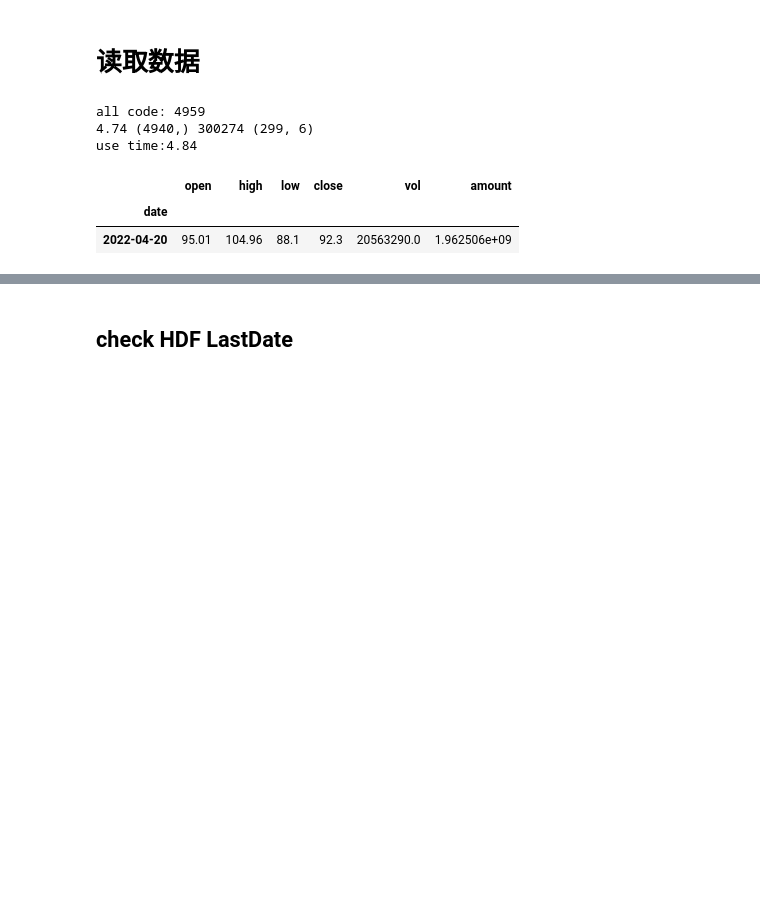
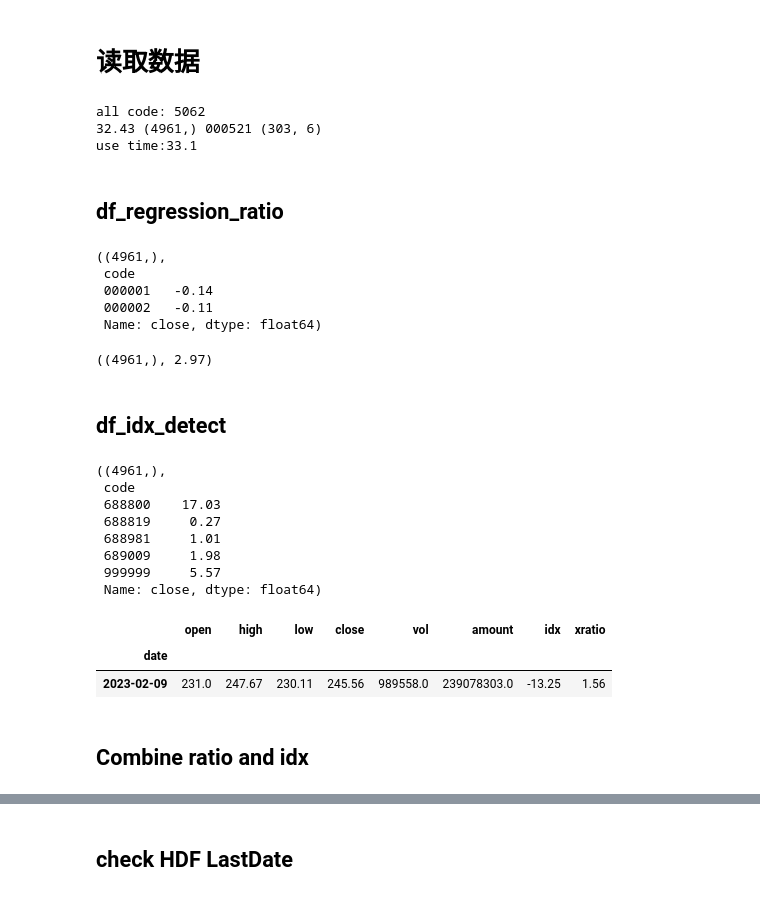
Before and after one commit to johnsonhongyi/pyQuant3, a Jupyter notebook: stock/jupyterAlgo/Quant2023/Tdx-MultiIndex-Search.ipynb, the cells around one changed output, grey strips where cells are left out. Cells and saved outputs as stored; diff of their text form; code cells hidden in the pictures; blank space fills up the shorter version.

```diff
--- a/stock/jupyterAlgo/Quant2023/Tdx-MultiIndex-Search.ipynb
+++ b/stock/jupyterAlgo/Quant2023/Tdx-MultiIndex-Search.ipynb
@@ -184,7 +723,10 @@ def get_roll_mean_all(
     # '''idx mask filter'''
     # '''
     # h5a.write_hdf_db('all300', df, table='roll200', index=False,baseCount=500, append=False, MultiIndex=MultiIndex)
-    df.reset_index().sort_values(by=['code','date'],ascending=[0,1])
+    df = df.reset_index().sort_values(
+        by=['code', 'date'],
+        ascending=[0, 1]).set_index(
+        ['code', 'date'])
     print("use time:%s" % (round(time.time() - time_s, 2)))
     return df
 # %% [markdown]
@@ -201,12 +743,43 @@ df = get_roll_mean_all(
 # df_cname = tdd.get_sina_datadf_cnamedf(df.index.tolist(), df)
 # df = df.reset_index().set_index(['code', 'date'])
 # %% [output]
-all code: 4959
-4.74 (4940,) 300274 (299, 6)
-use time:4.84
+all code: 5062
+32.43 (4961,) 000521 (303, 6)
+use time:33.1
+# %% [markdown]
+## df_regression_ratio
+# %%
+df_reg_ratio = df.groupby(level=[0])['close'].apply(regression_ratio)
+df_reg_ratio.shape, df_reg_ratio[:2]
+# %% [output]
+((4961,),
+ code
+ 000001   -0.14
+ 000002   -0.11
+ Name: close, dtype: float64)
+# %%
+df_reg_ratio.shape, df_reg_ratio.loc['301205']
+# %% [output]
+((4961,), 2.97)
+# %% [markdown]
+## df_idx_detect
 # %%
+df_idx_detect = df.groupby(level=[0])['close'].apply(detect_bull_bear_apply)
+df_idx_detect.shape, df_idx_detect[-5:]
 df.loc['688072'][-1:]
+# show_ohlc_upper()
+# df[:10]
 # %% [output]
+((4961,),
+ code
+ 688800    17.03
+ 688819     0.27
+ 688981     1.01
+ 689009     1.98
+ 999999     5.57
+ Name: close, dtype: float64)
-|  | open | high | low | close | vol | amount |
-| date |  |  |  |  |  |  |
-| 2022-04-20 | 95.01 | 104.96 | 88.1 | 92.3 | 20563290.0 | 1.962506e+09 |
+|  | open | high | low | close | vol | amount | idx | xratio |
+| date |  |  |  |  |  |  |  |  |
+| 2023-02-09 | 231.0 | 247.67 | 230.11 | 245.56 | 989558.0 | 239078303.0 | -13.25 | 1.56 |
+# %% [markdown]
+## Combine ratio and idx
```
Also changed, not shown: parts of 62 cells of this notebook, 12 other files.
